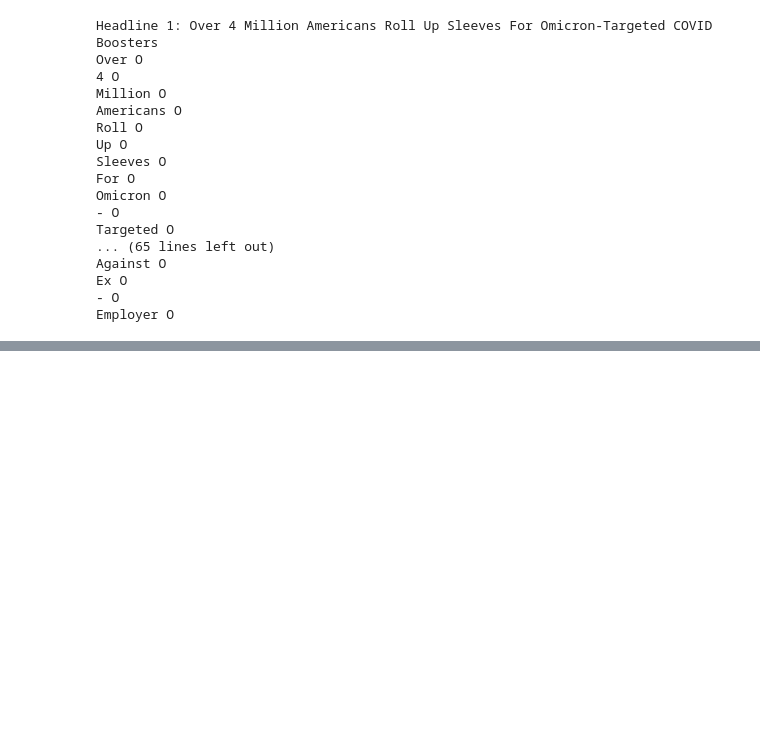
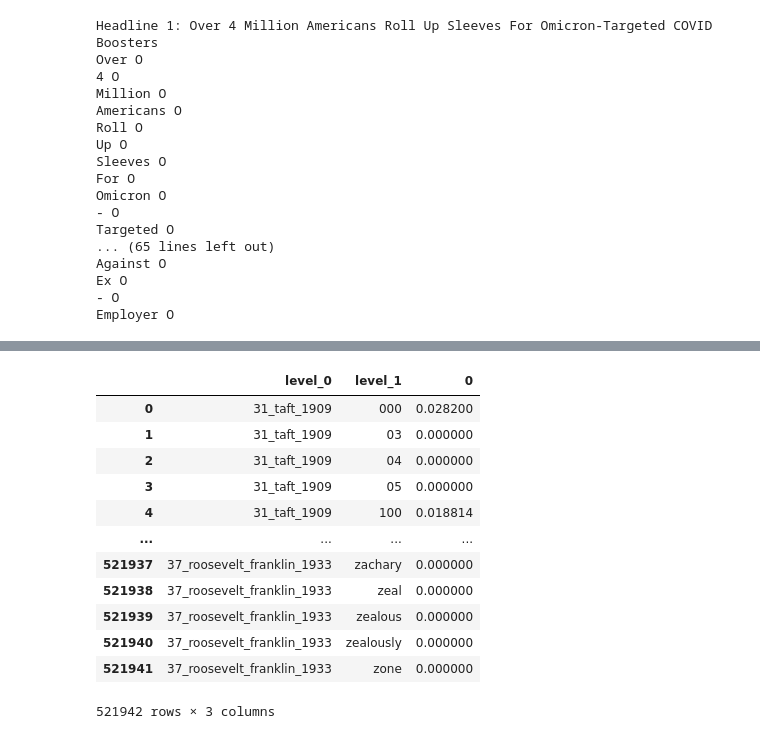
Before and after one commit to daniel-mehta/Natural-Language-Processing, a Jupyter notebook: Assignments/Assignment 03/Daniel_Mehta.ipynb, the cells around one changed output, grey strips where cells are left out. Saved outputs shown, nothing was run; the diff lists cells and outputs as text; code cells hidden in the pictures; blank space fills up the shorter version.

```diff
--- a/Assignments/Assignment 03/Daniel_Mehta.ipynb
+++ b/Assignments/Assignment 03/Daniel_Mehta.ipynb
@@ -180,0 +273,17 @@ Employer O
+# %%
+tfidf_df = tfidf_df.drop('00_Document Frequency', errors='ignore')
+tfidf_df.stack().reset_index()
+# %% [output]
+|  | level_0 | level_1 | 0 |
+| 0 | 31_taft_1909 | 000 | 0.028200 |
+| 1 | 31_taft_1909 | 03 | 0.000000 |
+| 2 | 31_taft_1909 | 04 | 0.000000 |
+| 3 | 31_taft_1909 | 05 | 0.000000 |
+| 4 | 31_taft_1909 | 100 | 0.018814 |
+| ... | ... | ... | ... |
+| 521937 | 37_roosevelt_franklin_1933 | zachary | 0.000000 |
+| 521938 | 37_roosevelt_franklin_1933 | zeal | 0.000000 |
+| 521939 | 37_roosevelt_franklin_1933 | zealous | 0.000000 |
+| 521940 | 37_roosevelt_franklin_1933 | zealously | 0.000000 |
+| 521941 | 37_roosevelt_franklin_1933 | zone | 0.000000 |
+521942 rows × 3 columns
```
Also changed, not shown: parts of 13 cells of this notebook.
